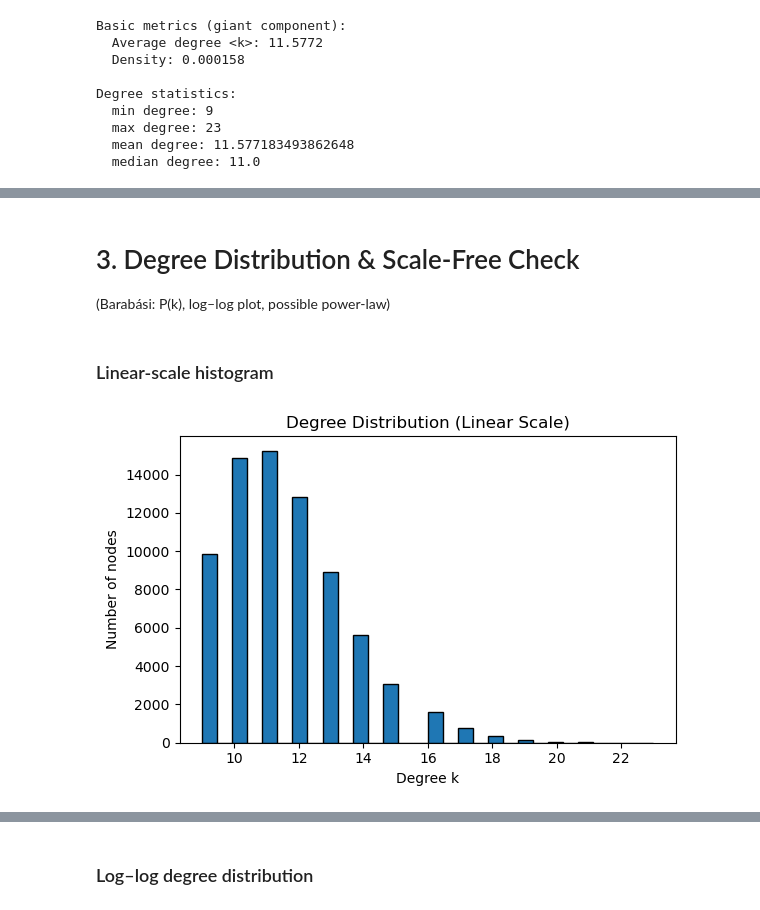
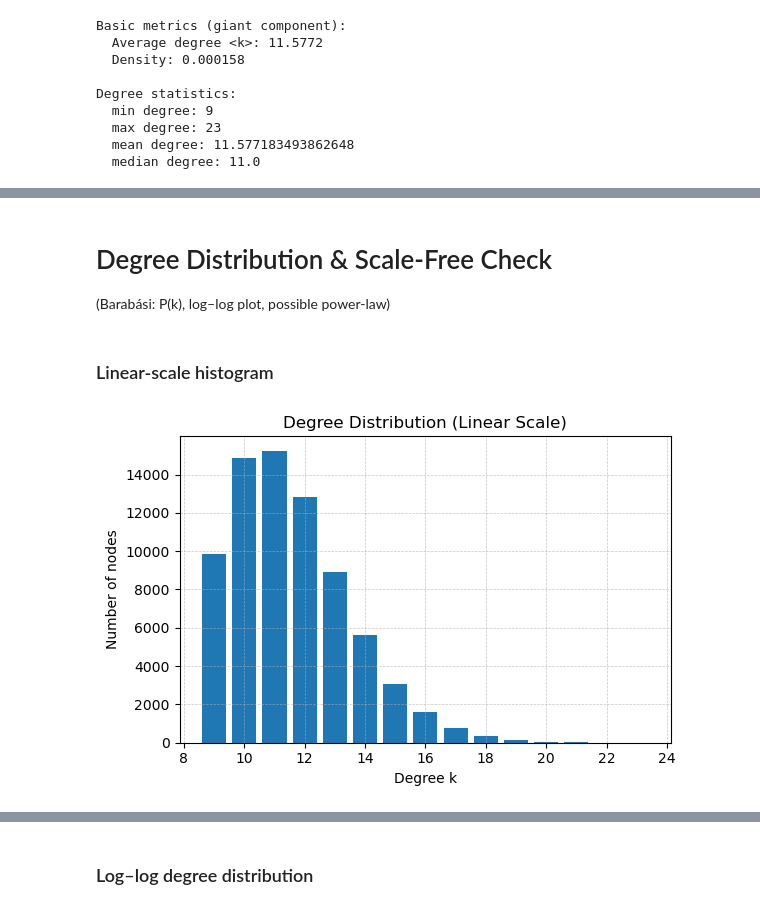
Before and after one commit to adamajane/social-graphs-and-interactions-02805-assignments, a Jupyter notebook: final_project/2_network_analysis.ipynb, the cells around one changed output, grey strips where cells are left out. Saved outputs shown, nothing was run; the diff lists cells and outputs as text; code cells hidden in the pictures.

```diff
--- a/final_project/2_network_analysis.ipynb
+++ b/final_project/2_network_analysis.ipynb
@@ -111,4 +123,4 @@ The basic metrics show that nodes in the graph have, on average, about 12 connec
 # %% [markdown]
-# 3. Degree Distribution & Scale-Free Check
+# Degree Distribution & Scale-Free Check
 
 (Barabási: P(k), log–log plot, possible power-law)
@@ -117,15 +127,26 @@ import powerlaw
 # %%
+# Degree statistics
 degrees = dict(G_gc.degree())
 deg_values = np.array(list(degrees.values()))
+deg_counts = np.bincount(deg_values)
+nonzero = deg_counts > 0
+k_vals = np.arange(len(deg_counts))
 # %% [markdown]
 ### Linear-scale histogram
 # %%
 plt.figure(figsize=(6, 4))
-plt.hist(deg_values, bins=30, edgecolor="black")
+plt.bar(k_vals[nonzero],
+        deg_counts[nonzero],
+        width=0.8,
+        align="center")
+
 plt.xlabel("Degree k")
 plt.ylabel("Number of nodes")
 plt.title("Degree Distribution (Linear Scale)")
+plt.grid(True, axis="y", linestyle="--", linewidth=0.5, alpha=0.7)
+plt.grid(True, axis="x", linestyle="--", linewidth=0.5, alpha=0.7)
+
 plt.tight_layout()
 plt.show()
 # %% [output]
-[figure, old version]
+[figure, new version]
```
Also changed, not shown: parts of 95 cells of this notebook.
